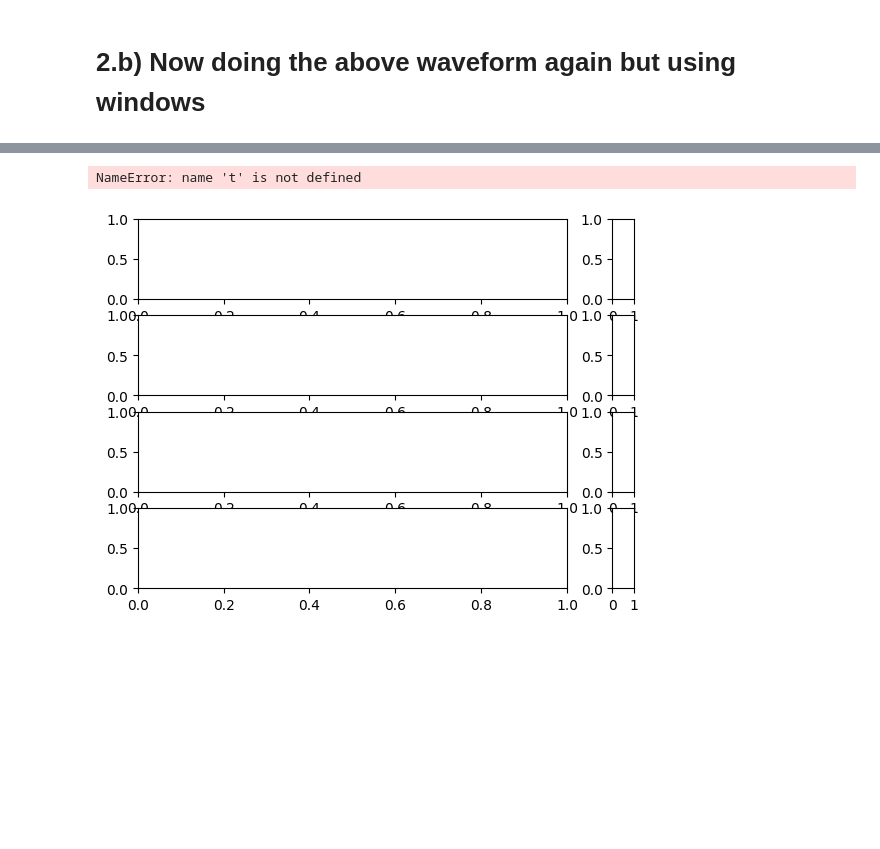
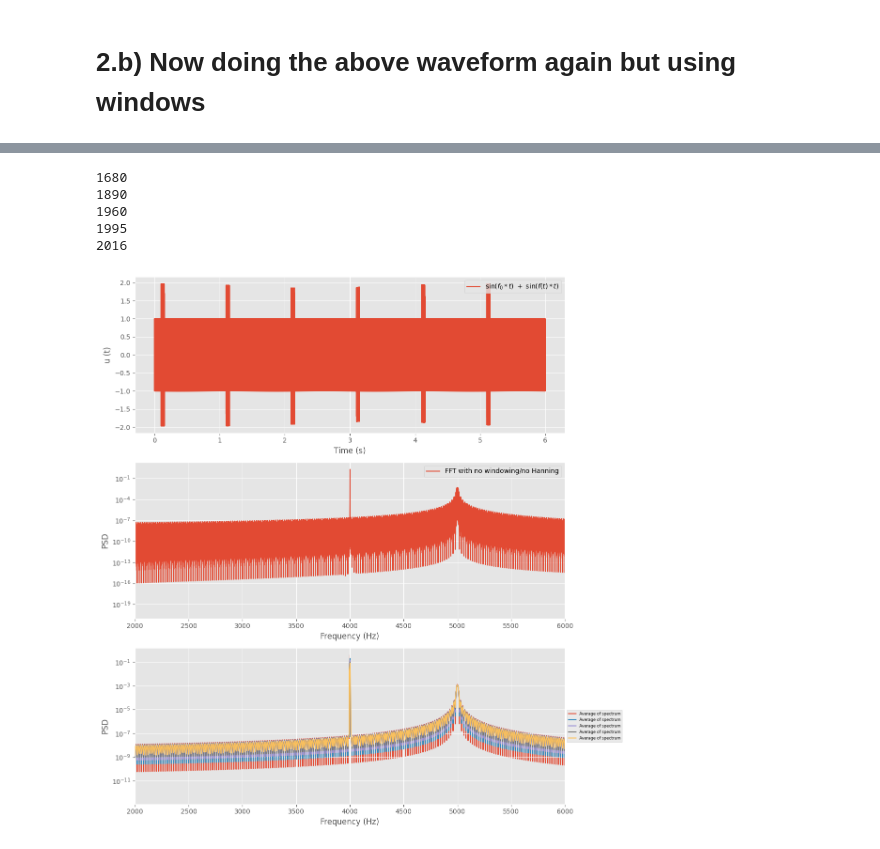
Before and after one commit to rachelblack3/Burst_analysis, a Jupyter notebook: testing_fft.ipynb, the cells around one changed output, grey strips where cells are left out. Drawn from its saved outputs; the diff is of its cells as text; code cells hidden in the pictures; blank space fills up the shorter version.

Commit message:
made integral results into dictionary, and added in sliding FFT

```diff
--- a/testing_fft.ipynb
+++ b/testing_fft.ipynb
@@ -36,9 +36,10 @@ class FFTMagnitude:
         return f"magnitude shape = {self.magnitude.shape}, freq"
 
 # Example showing how this works
-test = FFTMagnitude(np.asarray([1,2]), [6])
+test = FFTMagnitude(np.asarray([1,2]), [6],10,100)
 test.show_frequency()
 test.show_magnitude()
+print(test.magnitude)
 # %% [output]
 The number of frequencies is: 1
 The dimensions (time bins, frequency bins) of this FFT spectra is: (2,)
@@ -652,0 +814,17 @@ The dimensions (time bins, frequency bins) of this FFT spectra is: (2016, 4200)
+# %%
+list_results =[]
+for i in range(1,6):
+
+    mag_windows,freq_windows,fft_av_windows,t_array_windows,df = fft_sliding(waveform_parameters["Constant signal"]+waveform_parameters["Time-varying signal"],
+                                                                                waveform_parameters["Sampling timestep"],5*i,100) #fft_windows(u_burst,f_s,5*i)
+
+    FFT_results_windows= {"FFT spectra": mag_windows,                                        # save parameters to dictionary
+                "FFT frequencies": freq_windows,
+                "FFT spectra average": fft_av_windows,
+                "FFT time array":t_array_windows,
+                "Frequency bandwidth":df}
+
+    window_results= FFTMagnitude(FFT_results_windows["FFT spectra"], FFT_results_windows["FFT frequencies"],5*i,100)
+    test.show_frequency()
+    test.show_magnitude()
+    list_results.append(window_results)
@@ -655,67 +849,61 @@ The dimensions (time bins, frequency bins) of this FFT spectra is: (2016, 4200)
 """ Creating the plots for the FFT over the full interval """
 
 # create figure
-fig, axs = plt.subplots(4,2,gridspec_kw={"width_ratios":(1,0.05)})
+fig, axs = plt.subplots(3,2,gridspec_kw={"width_ratios":(1,0.05)})
 
 # Name plot axis
-ax1,ax2,ax3,ax4= axs[:, 0]
+ax1,ax2,ax3= axs[:, 0]
 
 # Name colourbar axis (the third/fourth one will be made invisible)
-cax1,cax2,cax3,cax4 = axs[:,1]
+cax1,cax2,cax3 = axs[:,1]
 
 
-ax1.plot(t, u_burst, label=r'$\sin(f_0*t)\ +\ \sin(f(t)*t)$')
+ax1.plot(waveform_parameters["Time array"], waveform_parameters["Constant signal"]+waveform_parameters["Time-varying signal"], label=r'$\sin(f_0*t)\ +\ \sin(f(t)*t)$')
 ax1.set_xlabel("Time (s)")
 ax1.set_ylabel("u (t)")
 ax1.legend()
 cax1.axis('off')
 
-ax2.plot(freq_h,mag_h,label="FFT with no windowing/no Hanning")
+ax2.plot(FFT_results["FFT frequencies (Hanning)"],FFT_results["FFT (Hanning)"],label="FFT with no windowing/no Hanning")
 ax2.set_xlabel("Frequency (Hz)")
 ax2.set_ylabel("PSD")
 ax2.set_yscale('log')
-ax2.set_xlim(0,f0+f0/2)
+# set limits aroud peak in frequency
+peak_freq = FFT_results["FFT frequencies (Hanning)"][np.argmax(FFT_results["FFT (Hanning)"])]
+ax2.set_xlim(peak_freq-peak_freq/2,peak_freq+peak_freq/2)
 ax2.legend()
 cax2.axis('off')
 
-ax3.plot(freq_h,mag_h,label="FFT with no windowing/no Hanning")
-ax3.set_xlabel("Frequency (Hz)")
-ax3.set_ylabel("PSD")
-ax3.set_yscale('log')
-ax3.set_xlim(0,f0+f0/2)
-cax3.axis('off')
-
-for i in range(1,6):
-
-    mag_windows,freq_windows,fft_av_windows,t_array_windows,df = fft_sliding(u_burst,f_s,5*i,100) #fft_windows(u_burst,f_s,5*i)
+for i in range(0,5):
 
 
 
-    ax3.plot(freq_windows,mag_windows[int((5*i)/2),:],label="Overlapping windows "+str((2*5*i)-1)+" bins")
 
-    if (5*i == 5):
-        average = average_windows(mag_windows,freq_windows)
-        ax4.plot(freq_windows,average,label="Average of spectrum",zorder = (2*5*i))
+    average = average_windows(list_results[i].magnitude,list_results[i].frequency)
+    ax3.plot(list_results[i].frequency,average,label="Average of spectrum",zorder = (i))
 
-        for j in range((2*5*i)-1):
+    #ax4.plot(list_results[i].frequency,list_results[i].magnitude[j,:],label="Window number: "+ str(j+1))
+    ax3.set_xlabel("Frequency (Hz)")
+    ax3.set_ylabel("PSD")
+    ax3.set_yscale('log')
+    ax3.set_xlim(peak_freq-peak_freq/2,peak_freq+peak_freq/2)
 
-            ax4.plot(freq_windows,mag_windows[j,:],label="Window number: "+ str(j+1))
-            ax4.set_xlabel("Frequency (Hz)")
-            ax4.set_ylabel("PSD")
-            ax4.set_yscale('log')
-            ax4.set_xlim(0,f0+f0/2)
-            cax4.axis('off')
+    cax3.axis('off')
 
 
 
 ax3.legend()
 ax3.legend(loc='center left',bbox_to_anchor=(1., 0.5),fontsize = 6)
-ax4.legend()
-ax4.legend(loc='center left',bbox_to_anchor=(1.1, 0.5),fontsize = 6)
 
-plt.gcf().set_size_inches((6, 12))
+
+
+plt.gcf().set_size_inches((12, 12))
 plt.tight_layout()
 plt.show()
 # %% [output]
-NameError: name 't' is not defined
+1680
+1890
+1960
+1995
+2016
-[figure, old version]
+[figure, new version]
```
Also changed, not shown: parts of 20 cells of this notebook, 25 other files.
